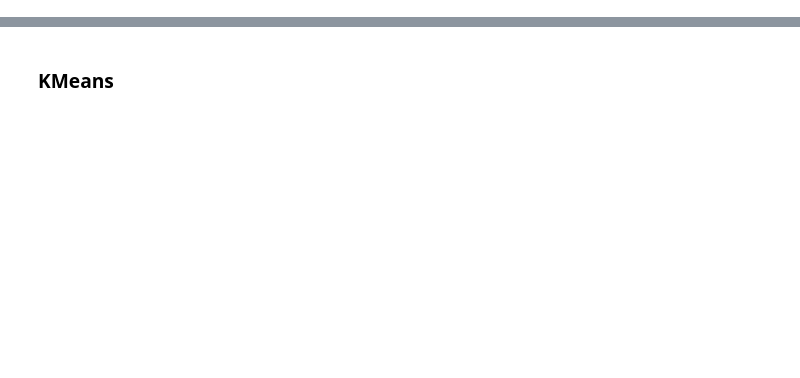
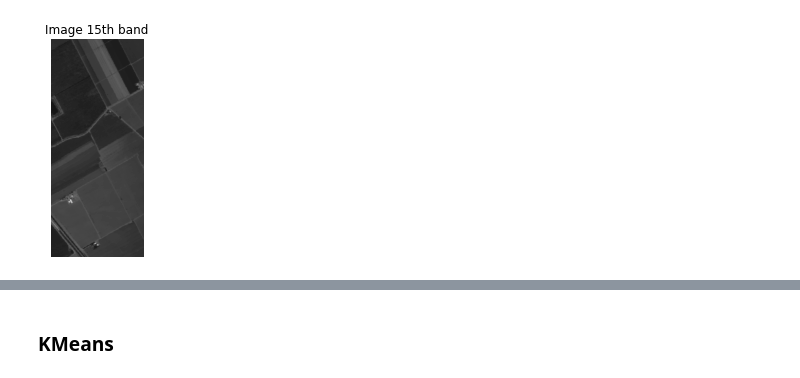
Before and after one commit to SabineHU/projet-IML, a Jupyter notebook: src/first-models.ipynb, the cells around one changed output, grey strips where cells are left out. Cells and saved outputs as stored; diff of their text form; code cells hidden in the pictures; blank space fills up the shorter version.

```diff
--- a/src/first-models.ipynb
+++ b/src/first-models.ipynb
@@ -130,0 +35,7 @@ train_data.shape
+# %%
+plt.imshow(img[:, :, 15], cmap='gray')
+plt.axis('off')
+plt.title('Image 15th band')
+plt.show()
+# %% [output]
+[figure, added]
```
Also changed, not shown: parts of 68 cells of this notebook, 1 other file.
